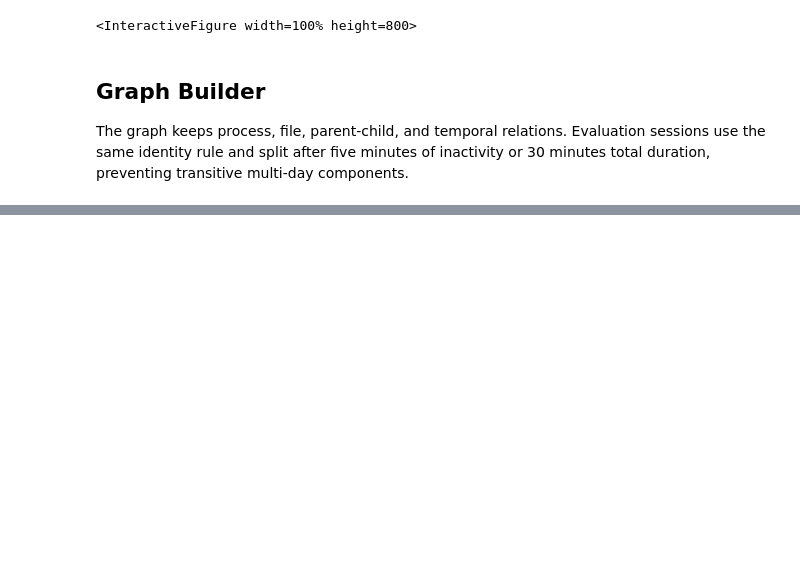
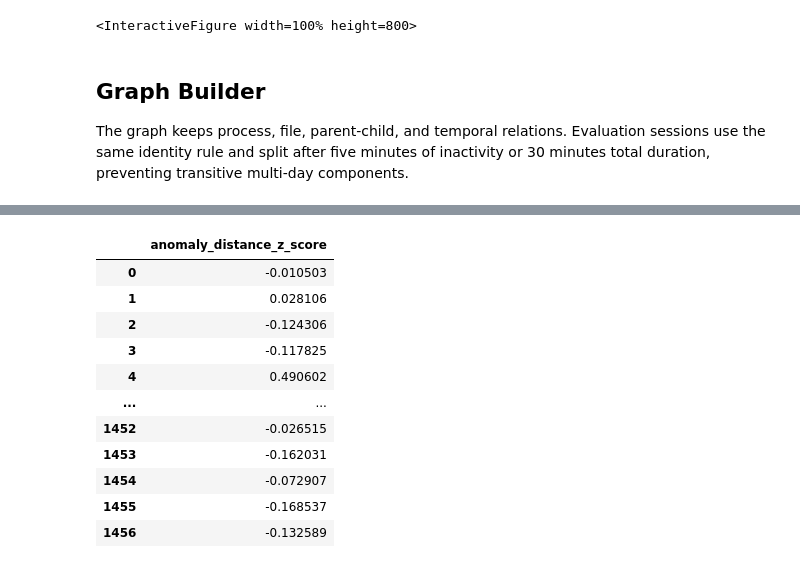
Before and after one commit to MekaelWasti/Cyber-Telemetry, a Jupyter notebook: Notebooks/Graph Triage Baseline v0.ipynb, the cells around one changed output, grey strips where cells are left out. Cells and saved outputs as stored; diff of their text form; code cells hidden in the pictures; blank space fills up the shorter version.

Commit message:
semi-final finish of baseline

```diff
--- a/Simplified Graph Triage.ipynb
+++ b/Notebooks/Graph Triage Baseline v0.ipynb
@@ -422,2 +326,4 @@ sq_size_mean               36.626675
 # %%
+session_table = build_raw_session_stats(session_df)
 session_table.loc[session_table["label"] == "malicious"]
+feature_columns = [c for c in session_table.columns if c not in {"session_id", "label"}]
@@ -663,0 +580,67 @@ display(build_summary)
+# %%
+def run_triage_baseline(config):
+
+    ### Prepare Data ###
+    # Load the development slice of the data
+    dev_df = load_acme_slice()
+    slice_manifest = get_slice_manifest(dev_df)
+    # slice_manifest.to_csv("../artifacts/descriptions/development_slice_manifest.csv", index=False)
+
+    session_tables = {}
+    output_scores = {}
+
+    for method_name, method_func in config.items():
+        if method_name == "raw_session_baseline":
+            ### Run Strawman Sessionization and Raw Session Stats ###
+
+            # Create a session table with raw session statistics
+            sessionized_df, sessions = method_func(dev_df)
+            session_tables[method_name] = build_raw_session_stats(sessionized_df)
+
+            # Get the feature columns for scoring, excluding session_id and label
+            feature_columns = [c for c in session_tables[method_name].columns if c not in {"session_id", "label"}]
+
+            # Score on the raw session stats using StandardScaler and kNN anomaly scores
+            X = StandardScaler().fit_transform(session_tables[method_name][feature_columns])
+
+            # Scoring
+            anomaly_distance_z_score, representation_diagnostic = metric_eval(X, session_tables[method_name])
+            output_scores[method_name] = {
+                "anomaly_distance_z_score": anomaly_distance_z_score,
+                "representation_diagnostic": representation_diagnostic,
+            }
+
+        elif method_name == "graph_session_baseline":
+            ### Run Graph Sessionization ###
+            graph_builder = method_func
+            graph_builder.build(dev_df)
+            sessions = graph_builder.sessions
+            # session_tables[method_name] = graph_builder.session_stats(graph_builder, dev_df)
+
+            X = None
+
+            # Scoring
+            # anomaly_distance_z_score, representation_diagnostic = metric_eval(X, session_tables[method_name])
+            # output_scores[method_name] = {
+            #     "anomaly_distance_z_score": anomaly_distance_z_score,
+            #     "representation_diagnostic": representation_diagnostic,
+            # }
+
+
+    results = {
+        "slice_manifest": slice_manifest,
+        "session_table": session_tables,
+        "output_scores": output_scores,
+    }
+
+    return dev_df, results
+
+
+graph_builder = TelemetryGraphBuilder()
+methods_config = {
+    "raw_session_baseline": make_strawman_sessions,
+    # "graph_session_baseline": graph_builder,
+}
+
+dev_df, results = run_triage_baseline(methods_config)
+# %% [output]
@@ -663,0 +667,12 @@ display(build_summary)
+|  | anomaly_distance_z_score |
+| 0 | -0.010503 |
+| 1 | 0.028106 |
+| 2 | -0.124306 |
+| 3 | -0.117825 |
+| 4 | 0.490602 |
+| ... | ... |
+| 1452 | -0.026515 |
+| 1453 | -0.162031 |
+| 1454 | -0.072907 |
+| 1455 | -0.168537 |
+| 1456 | -0.132589 |
```
Also changed, not shown: parts of 17 cells of this notebook, 1 other file.
